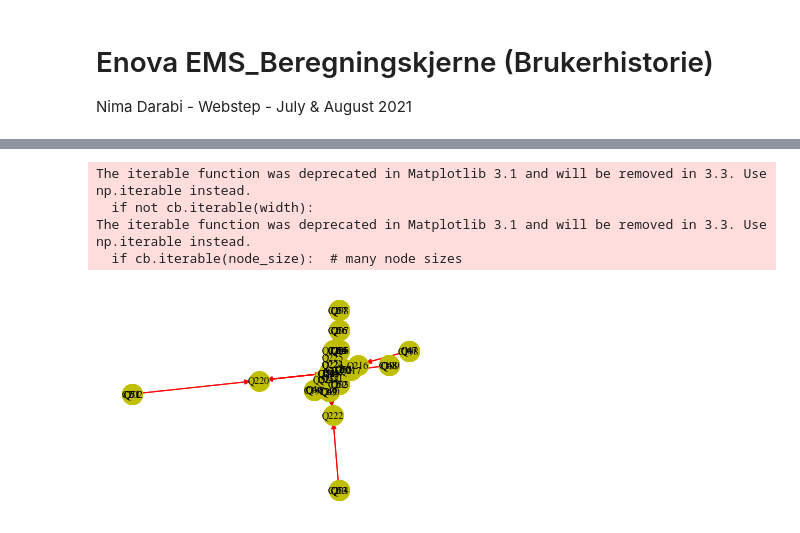
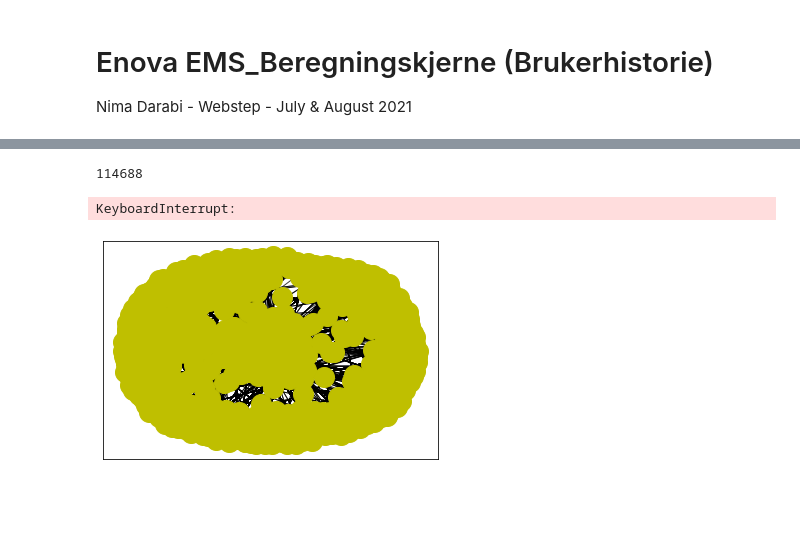
Before and after one commit to EnovaSF/energiberegning, a Jupyter notebook: Enova-Graph.ipynb, the cells around one changed output, grey strips where cells are left out. Saved outputs shown, nothing was run; the diff lists cells and outputs as text; code cells hidden in the pictures; blank space fills up the shorter version.

Commit message:
Adding Graph Visulization

```diff
--- a/Enova-Graph.ipynb
+++ b/Enova-Graph.ipynb
@@ -5,3 +5,11 @@ Nima Darabi - Webstep - July & August 2021
 import networkx as nx
 import matplotlib.pyplot as plt
 import numpy as np
+import re
+
+def writechildren (s):
+    for tuple in dependency_graph:
+        if s ==tuple[0]:
+            a.append(tuple)
+            if not tuple[1].isnumeric():
+                writechildren (tuple[1])
@@ -26,32 +84,33 @@ b=[]
 # %%
+# plot the dependancy of a given cell
+a = []
+writechildren ('C258') # C20 C22 C49 term49 X64 Q254
+print (len(a))
 
-# make graph here
-edges = [(u,v,1) for (u,v) in a]
+# make graph
+edges = [(i[0],i[1],1) for i in a]
+if 0: print(*edges, sep='\n')
 G=nx.DiGraph()
 G.add_weighted_edges_from(edges)
 
 # plot nodes
 
 pos=nx.circular_layout(G)
 pos=nx.random_layout(G)
 pos=nx.spring_layout(G)
-pos=nx.spectral_layout(G)
+#pos=nx.spectral_layout(G)
 
 nx.draw_networkx_nodes(G,pos,node_size=400, node_color='y')
 
 # plot edges
-nx.draw_networkx_edges(G,pos,edgelist=list(set(a) & set(b)),width=1,alpha=0.75,edge_color='k',style='solid') #dotted
-nx.draw_networkx_edges(G,pos,edgelist=list(set(a) - set(b)),width=1,alpha=0.75,edge_color='r',style='solid')
-nx.draw_networkx_edges(G,pos,edgelist=list(set(b) - set(a)),width=1,alpha=0.75,edge_color='g',style='solid')
+nx.draw_networkx_edges(G,pos,edgelist=a,width=1,alpha=0.75,edge_color='k',style='solid') #dotted
 
 # save graph
 nx.draw_networkx_labels(G,pos,font_size=10,font_family='Times')
 plt.axis('off')
 plt.savefig("/Users/nimadarabi/Desktop/brukerhistorie.png", dpi=300) # save as png
 plt.show()
 # %% [output]
-The iterable function was deprecated in Matplotlib 3.1 and will be removed in 3.3. Use np.iterable instead.
-  if not cb.iterable(width):
-The iterable function was deprecated in Matplotlib 3.1 and will be removed in 3.3. Use np.iterable instead.
-  if cb.iterable(node_size):  # many node sizes
+114688
+KeyboardInterrupt:
-[figure, old version]
+[figure, new version]
```
Also changed, not shown: parts of 4 cells of this notebook, 2 other files.
